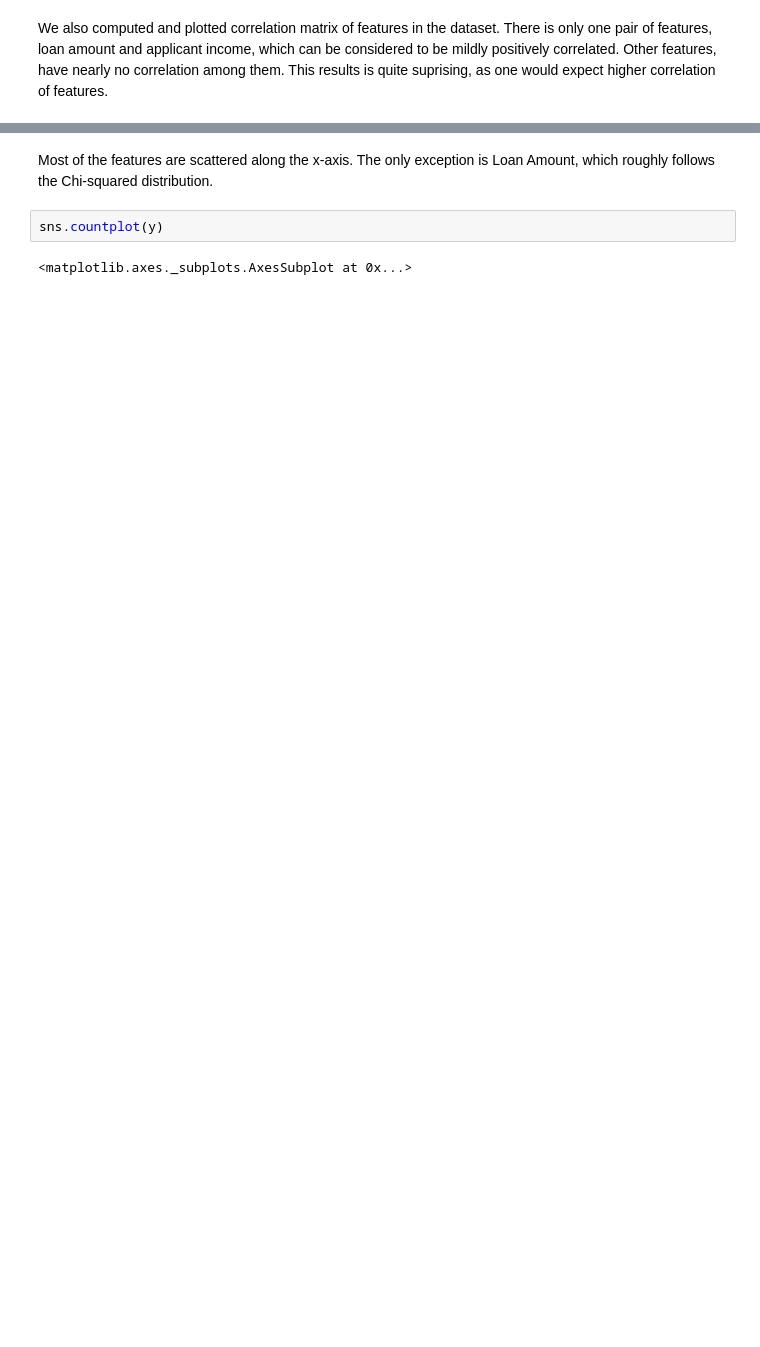
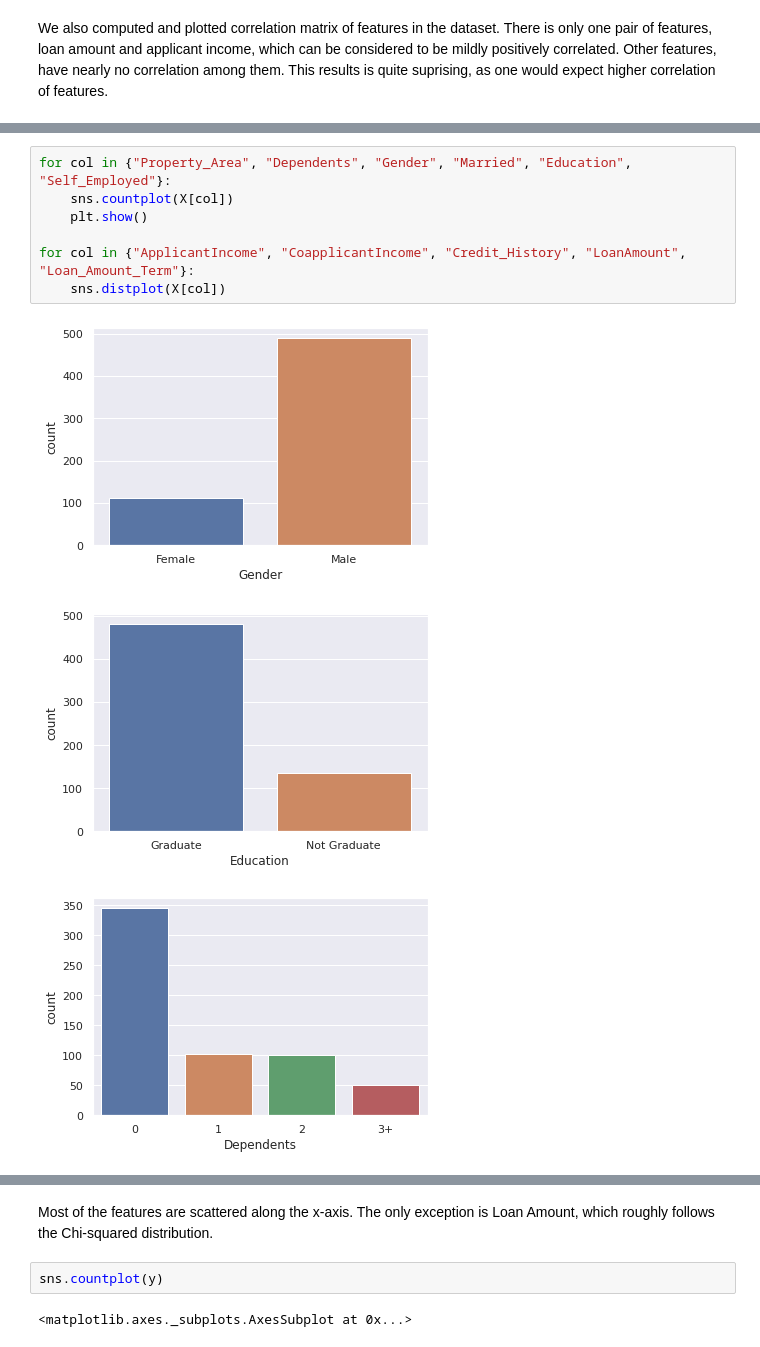
Before and after one commit to KundaPanda/IB031, a Jupyter notebook: notebook.ipynb, the cells around one changed output, grey strips where cells are left out. Drawn from its saved outputs; the diff is of its cells as text; blank space fills up the shorter version.

```diff
--- a/notebook.ipynb
+++ b/notebook.ipynb
@@ -201,0 +171,11 @@ plt.show()
+# %%
+for col in {"Property_Area", "Dependents", "Gender", "Married", "Education", "Self_Employed"}:
+    sns.countplot(X[col])
+    plt.show()
+
+for col in {"ApplicantIncome", "CoapplicantIncome", "Credit_History", "LoanAmount", "Loan_Amount_Term"}:
+    sns.distplot(X[col])
+# %% [output]
+[figure, added]
+[figure, added]
+[figure, added]
```
Also changed, not shown: parts of 14 cells of this notebook, 35 other files.
